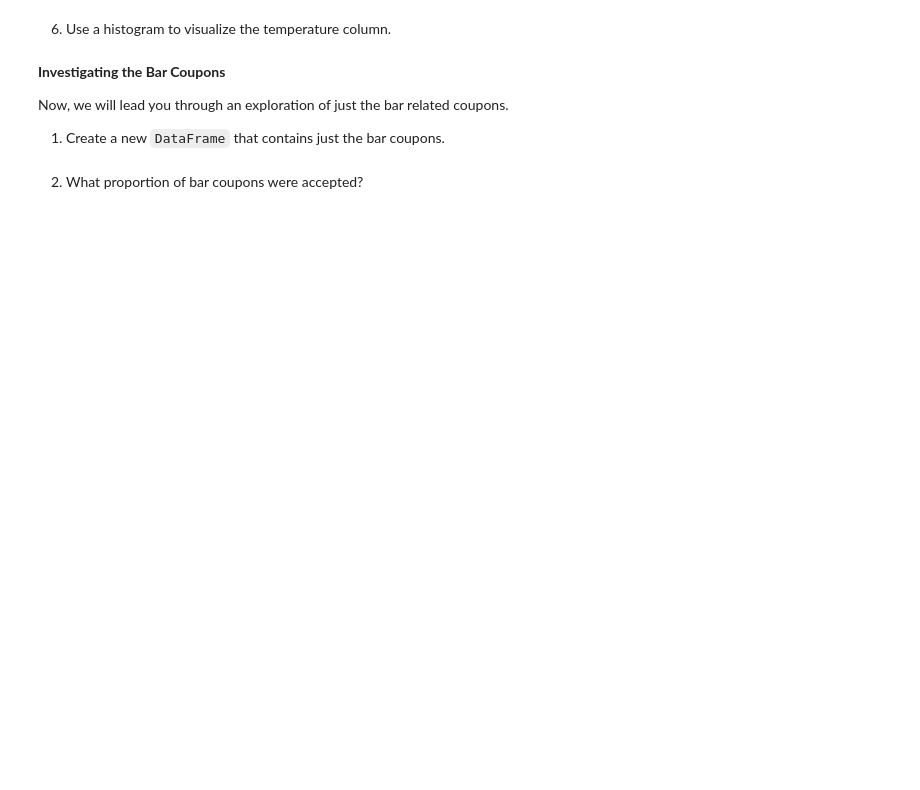
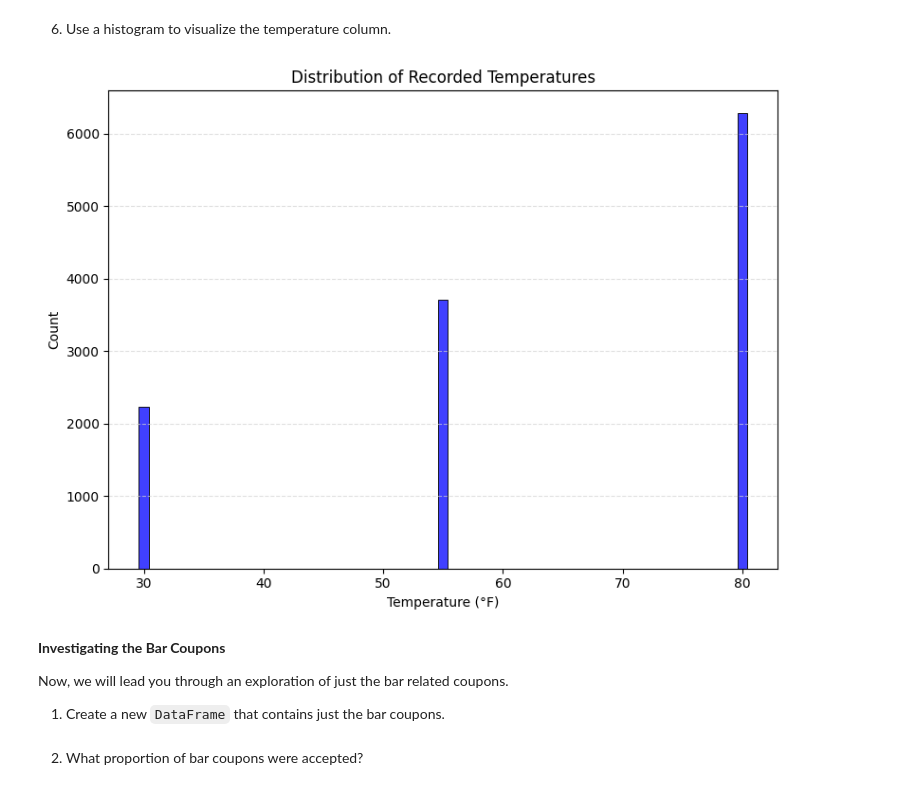
Before and after one commit to AIMLcert/PracticalApplication-1, a Jupyter notebook: prompt.ipynb, the cells around one changed output. Drawn from its saved outputs; the diff is of its cells as text; code cells hidden in the pictures; blank space fills up the shorter version.

```diff
--- a/prompt.ipynb
+++ b/prompt.ipynb
@@ -232,5 +262,23 @@ Shape after cleaning: 12220
 # %% [markdown]
 6. Use a histogram to visualize the temperature column.
+# %%
+plt.figure(figsize=(8,6))
+sns.histplot(
+    data=cleaned_data,
+    x='temperature',
+    discrete=True,
+    shrink=0.8,
+    color='blue'
+)
+
+plt.title('Distribution of Recorded Temperatures')
+plt.xlabel('Temperature (°F)')
+plt.ylabel('Count')
+plt.grid(axis='y', color='lightgrey', linestyle='--', alpha=0.7)
+plt.tight_layout()
+plt.show()
+# %% [output]
+[figure, added]
 # %% [markdown]
 **Investigating the Bar Coupons**
 
```
Also changed, not shown: parts of 11 cells of this notebook, 1 other file.
